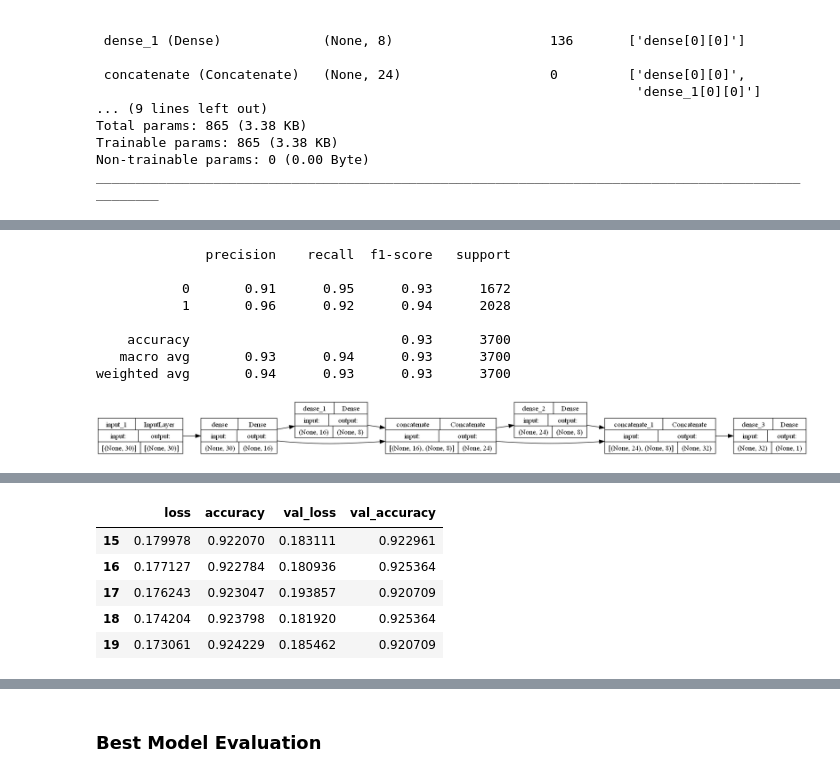
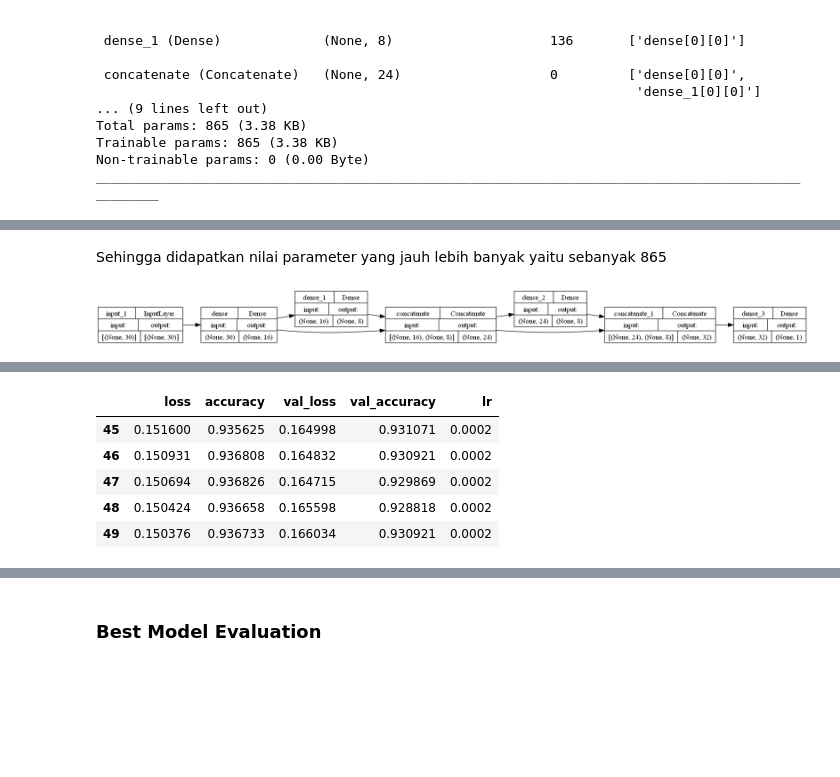
Before and after one commit to ediashta/HaiMeds-Churn-Prediction, a Jupyter notebook: h8dsft_P2M1_Ediashta.ipynb, the cells around one changed output, grey strips where cells are left out. Cells and saved outputs as stored; diff of their text form; code cells hidden in the pictures; blank space fills up the shorter version.

```diff
--- a/h8dsft_P2M1_Ediashta.ipynb
+++ b/h8dsft_P2M1_Ediashta.ipynb
@@ -200,7 +200,7 @@ for i in cat_col:
             data=data, x=i, palette="mako", order=data[i].value_counts().index
         )
         plt.bar_label(
-            container=plot.containerstf.keras.optimizers.Adam()0], labels=data[i].value_counts().values
+            container=plot.containers[0], labels=data[i].value_counts().values
         )
         plt.xticks(rotation=30)
     else:
@@ -1132,14 +1221,5 @@ y_pred_seq_improve = np.where(y_pred_seq_improve > 0.65, 1, 0)
-# %%
-print(classification_report(y_test, y_pred_seq_improve))
-# %% [output]
-              precision    recall  f1-score   support
-
-           0       0.91      0.95      0.93      1672
-           1       0.96      0.92      0.94      2028
-
-    accuracy                           0.93      3700
-   macro avg       0.93      0.94      0.93      3700
-weighted avg       0.94      0.93      0.93      3700
+# %% [markdown]
+Sehingga didapatkan nilai parameter yang jauh lebih banyak yaitu sebanyak 865
 # %%
 # plot
 tf.keras.utils.plot_model(
@@ -1156,7 +1236,7 @@ history_func_improved = model_functional_improved.fit(
     callbacks=[early_stopping, reduce_lr],
 )
 
-history_func_improved_df = pd.DataFrame(history_func.history)
+history_func_improved_df = pd.DataFrame(history_func_improved.history)
 
 history_func_improved_df.tail()
 # %% [output]
@@ -1180,6 +1260,6 @@ Epoch 50/50
-|  | loss | accuracy | val_loss | val_accuracy |
-| 15 | 0.179978 | 0.922070 | 0.183111 | 0.922961 |
-| 16 | 0.177127 | 0.922784 | 0.180936 | 0.925364 |
-| 17 | 0.176243 | 0.923047 | 0.193857 | 0.920709 |
-| 18 | 0.174204 | 0.923798 | 0.181920 | 0.925364 |
-| 19 | 0.173061 | 0.924229 | 0.185462 | 0.920709 |
+|  | loss | accuracy | val_loss | val_accuracy | lr |
+| 45 | 0.151600 | 0.935625 | 0.164998 | 0.931071 | 0.0002 |
+| 46 | 0.150931 | 0.936808 | 0.164832 | 0.930921 | 0.0002 |
+| 47 | 0.150694 | 0.936826 | 0.164715 | 0.929869 | 0.0002 |
+| 48 | 0.150424 | 0.936658 | 0.165598 | 0.928818 | 0.0002 |
+| 49 | 0.150376 | 0.936733 | 0.166034 | 0.930921 | 0.0002 |
```
Also changed, not shown: parts of 100 cells of this notebook, 1 other file.
